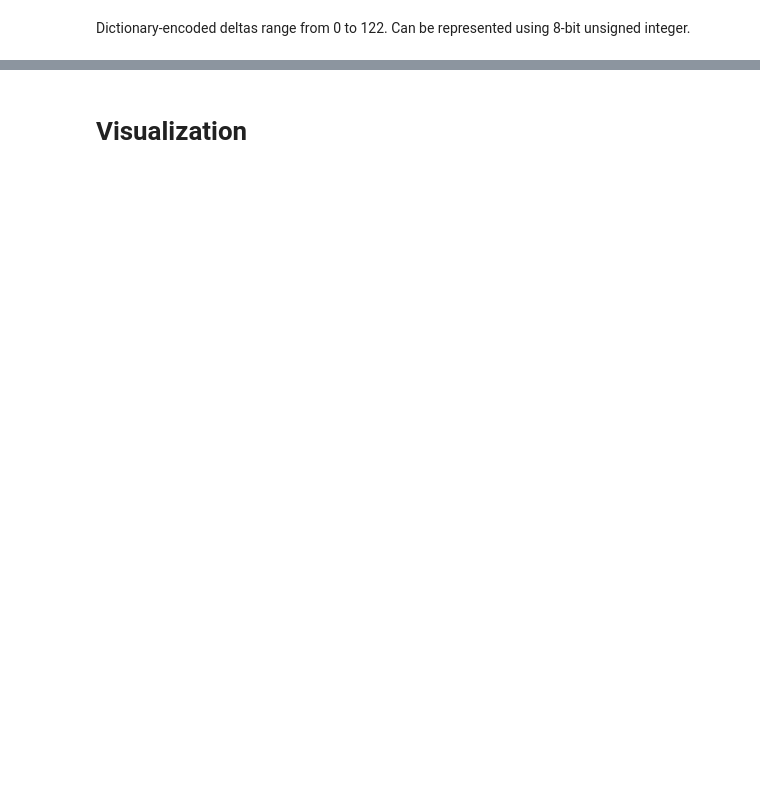
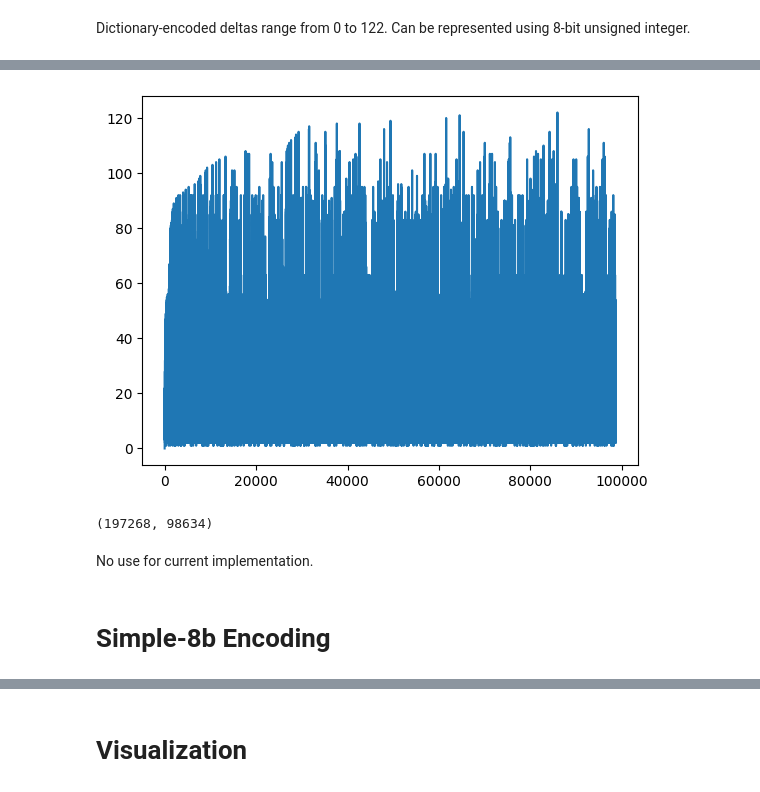
Before and after one commit to mr-brobot/compression, a Jupyter notebook: nbs/analysis.ipynb, the cells around one changed output, grey strips where cells are left out. Cells and saved outputs as stored; diff of their text form; code cells hidden in the pictures; blank space fills up the shorter version.

```diff
--- a/nbs/analysis.ipynb
+++ b/nbs/analysis.ipynb
@@ -243,0 +283,34 @@ Dictionary-encoded deltas range from 0 to 122. Can be represented using 8-bit un
+# %%
+from typing import Collection, Tuple
+
+def dict_sort(d: Collection[int], x: Collection[int]) -> Tuple[Collection[int], Collection[int]]:
+    """
+    sorts the dictionary provided in d, then re-encodes values in x
+    """
+    # clone d
+    sd = d[:]
+    sorted(sd)
+
+    # create index
+    t = {sv: si for si, sv in enumerate(sd)}
+    v = dict_decode(d, x)
+    se = [t[sv] for sv in v]
+    return sd, se
+
+# tests
+sd, se = dict_sort(d, e)
+assert dict_decode(sd, se) == deltas
+# %%
+sd, se = dict_sort(*dict_encode(deltas))
+
+plt.plot(se);
+# %% [output]
+[figure, added]
+# %%
+len(samples) * 2, len(se)
+# %% [output]
+(197268, 98634)
+# %% [markdown]
+No use for current implementation.
+# %% [markdown]
+# Simple-8b Encoding
```
Also changed, not shown: parts of 23 cells of this notebook.
